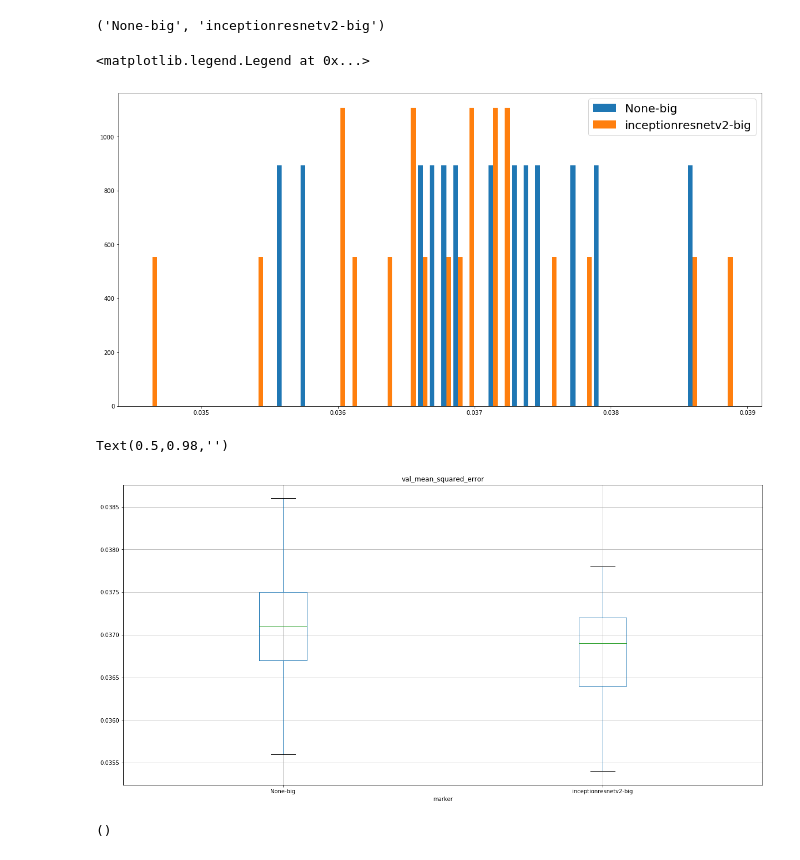
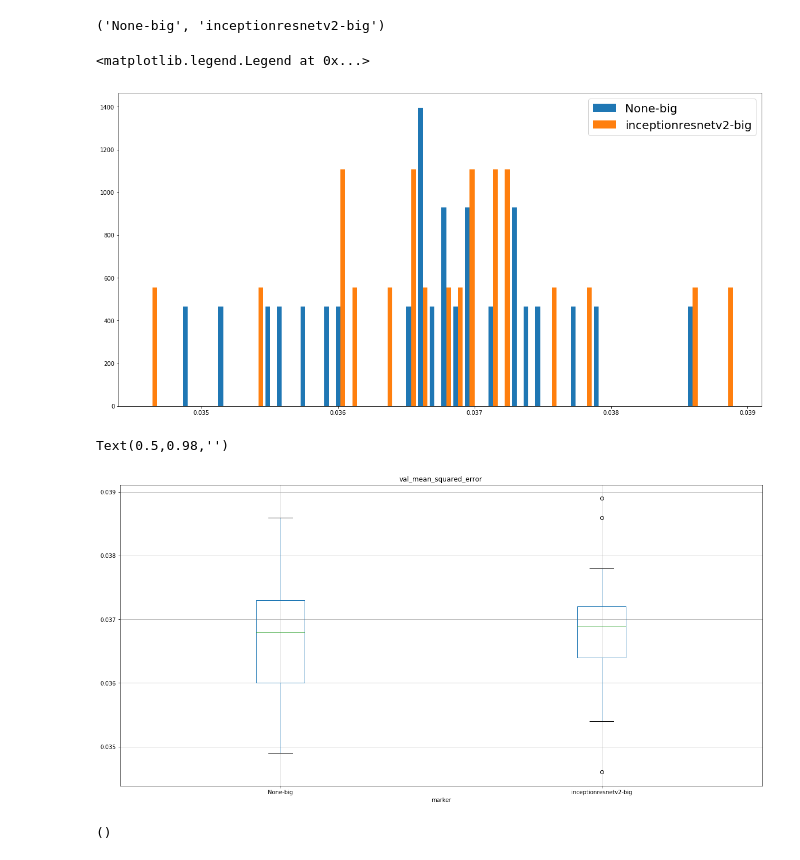
Before and after one commit to ArneBinder/clickbait, a Jupyter notebook: results/clickbait.ipynb, the cells around one changed output. Saved outputs shown, nothing was run; the diff lists cells and outputs as text; code cells hidden in the pictures.

```diff
--- a/results/clickbait.ipynb
+++ b/results/clickbait.ipynb
@@ -33,7 +33,7 @@ df_noimages = read_scores(path=os.path.join(base_path, 'scores-noimages.orig.txt
                          marker='noimage')
 df_wimages_big = read_scores(path=os.path.join(base_path, 'scores-inceptionresnetv2-big.orig.txt'),
                          marker='inceptionresnetv2-big')
-df_noimages_big = read_scores(path=os.path.join(base_path, 'scores-noimages-big-part.orig.txt'),
+df_noimages_big = read_scores(path=os.path.join(base_path, 'scores-noimages-big.orig.txt'),
                          marker='None-big')
 
 df = pd.concat([
@@ -101,16 +101,16 @@ ax.legend(prop={'size': 20})
 # %% [output]
 ('None-big', 'inceptionresnetv2-big')
 <matplotlib.legend.Legend at 0x...>
-[figure, old version]
+[figure, new version]
 # %%
-axes = df.boxplot(column='val_mean_squared_error', by='marker', showfliers=False, figsize=(20,10))
+axes = df.boxplot(column='val_mean_squared_error', by='marker', showfliers=True, figsize=(20,10))
 #fig = np.asarray(axes).reshape(-1)[0].get_figure()
 #np.asarray(axes).shape
 fig = axes.get_figure()
 fig.suptitle('')
 # %% [output]
 Text(0.5,0.98,'')
-[figure, old version]
+[figure, new version]
 # %%
 np.asarray(axes).shape
 # %% [output]
```
Also changed, not shown: parts of 2 cells of this notebook, 1 other file.
